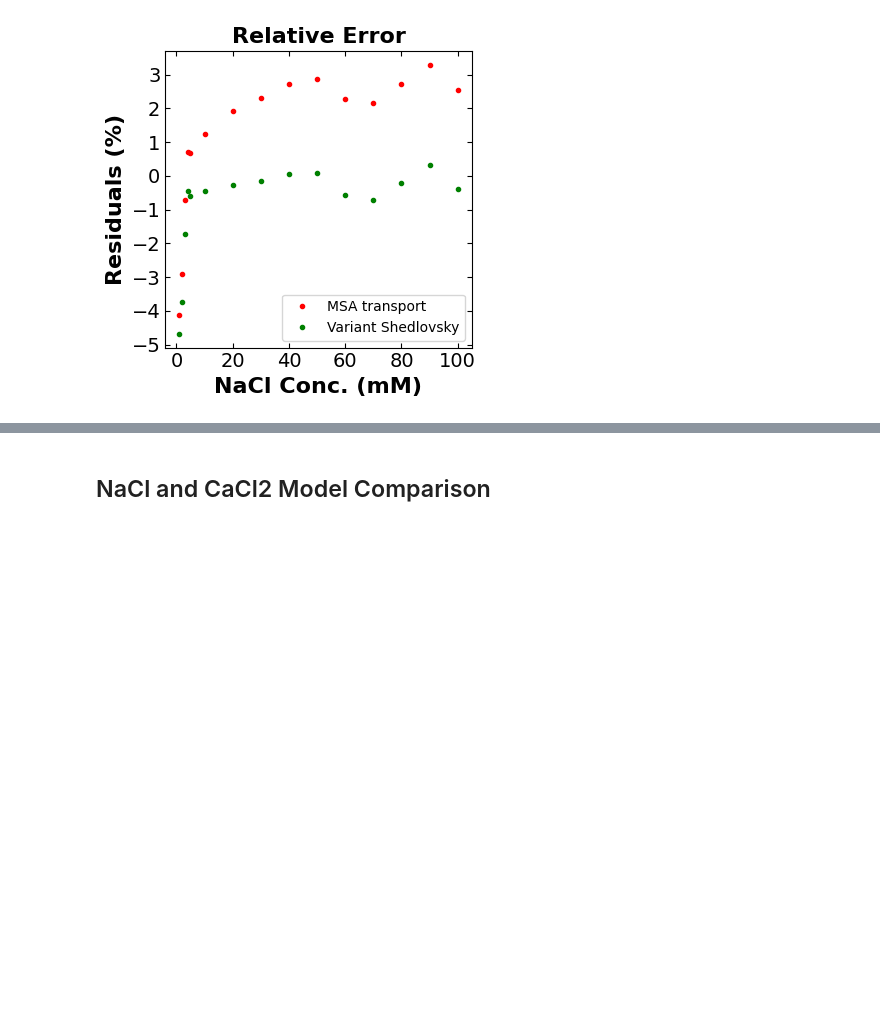
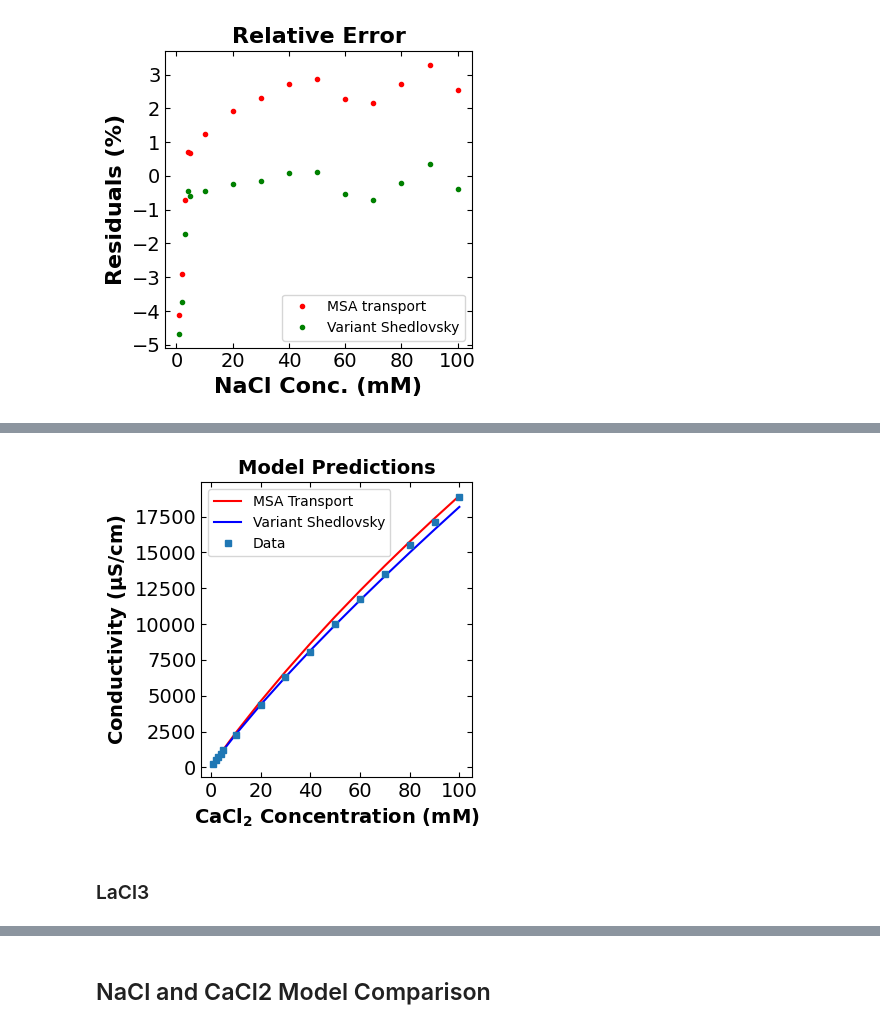
Before and after one commit to dowlinglab/salts-conductivity-modelling, a Jupyter notebook: Multicomponents-conductivity-theory-clean.ipynb, the cells around one changed output, grey strips where cells are left out. Cells and saved outputs as stored; diff of their text form; code cells hidden in the pictures; blank space fills up the shorter version.

```diff
--- a/Multicomponents-conductivity-theory-clean.ipynb
+++ b/Multicomponents-conductivity-theory-clean.ipynb
@@ -965,0 +686,23 @@ plt.show()
+# %%
+# loading CaCl2 specific conductivity data
+specific_data = pd.read_csv("./Data/CaCl2.csv")
+molar_conc_specific_Ca_fig = specific_data["CaCl2_conc"]
+specific_cond_calibrated_Ca_fig = specific_data["CaCl2_cond_cal"]
+
+# number of data points
+ndata_Ca_fig = len(specific_cond_calibrated_Ca_fig)
+# %%
+# diffusion coefficients, valencies, and hard sphere diameters of the two salts system
+diffusion_coeff_4 = [Diff_Ca, Diff_Cl]
+valency_4 = [z_Ca, z_Cl]
+diameter_4 = [sigma_Ca, sigma_Cl]
+
+# calculate the bulk conductivity using the MSA transport model
+msa_cond_CaCl2 = cd.msa_transport(valency_4, diameter_4, diffusion_coeff_4, T, voltage, distance, eta, epsilon, molar_conc_specific_Ca_fig)
+
+# evaluate the salts concentration in M using the cation ratio
+conc_CaCl2_shed = [molar_conc_specific_Ca_fig[i]*10**(-3) for i in range(ndata_Ca_fig)]
+
+# calculate the bulk conductivity using the variant Shedlovsky model
+variant_shed_cond_CaCl2 = cd.variant_shedlovsky(conc_CaCl2_shed, T, epsilon, eta_shed, lambda_0_CaCl2, a_CaCl2, z_Ca, z_Cl,
+                             lambda_0_Ca, lambda_0_Cl)
@@ -965,0 +719,20 @@ plt.show()
+# %%
+# making plot comparison of data and calculated values
+fig = plt.figure(figsize=(4,4))
+plt.plot(molar_conc_specific_Ca_fig, msa_cond_CaCl2, "r-", label="MSA Transport")
+plt.plot(molar_conc_specific_Ca_fig, variant_shed_cond_CaCl2, "b-", label="Variant Shedlovsky")
+plt.plot(molar_conc_specific_Ca_fig, specific_cond_calibrated_Ca_fig, "s", markersize=5, label="Data")
+plt.xlabel("CaC$\mathbf{l_2}$ Concentration (mM)", fontsize=14,fontweight='bold')
+plt.ylabel("Conductivity ($\mathbf{\mu}$S/cm)", fontsize=14,fontweight='bold')
+plt.xticks(fontsize=14)
+plt.yticks(fontsize=14)
+plt.tick_params(direction="in",top=True, right=True)
+plt.title("Model Predictions", fontsize=14,fontweight='bold')
+plt.legend()
+plt.tight_layout()
+plt.savefig("msa_var_shed_cacl2.png")
+plt.show()
+# %% [output]
+[figure, added]
+# %% [markdown]
+### LaCl3
```
Also changed, not shown: parts of 33 cells of this notebook, 23 other files.
